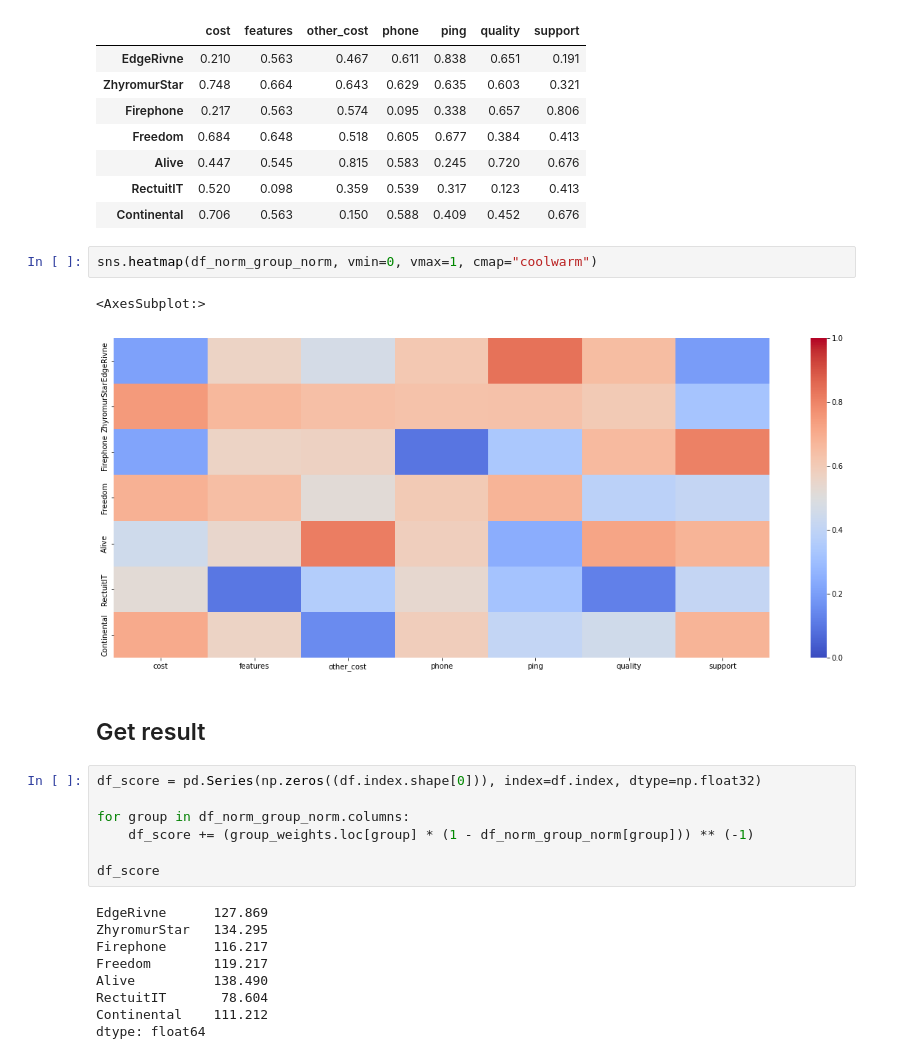
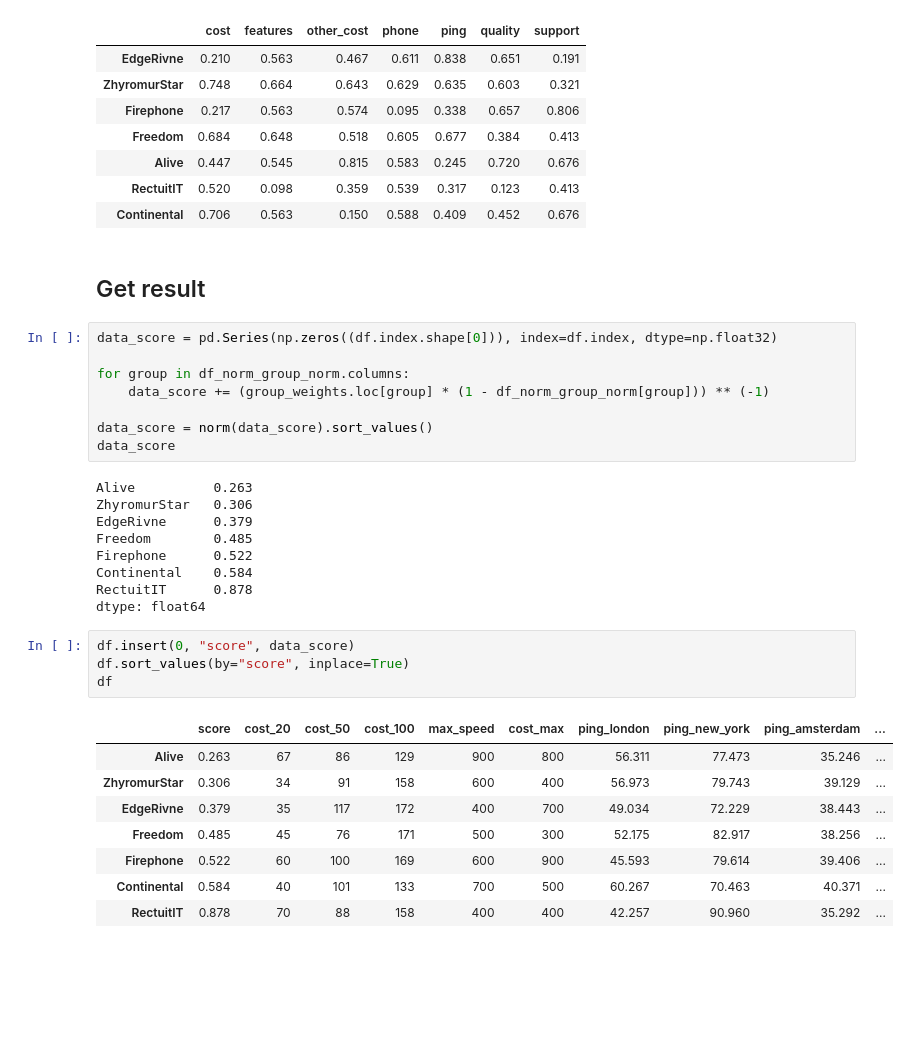
Before and after one commit to FreeLike76/KpiDataScience, a Jupyter notebook: Lab4/ds4_main.ipynb, the cells around one changed output. Saved outputs shown, nothing was run; the diff lists cells and outputs as text; blank space fills up the shorter version.

```diff
--- a/Lab4/ds4_main.ipynb
+++ b/Lab4/ds4_main.ipynb
@@ -333,26 +337,35 @@ df_norm_group_norm
 | Alive | 0.447 | 0.545 | 0.815 | 0.583 | 0.245 | 0.720 | 0.676 |
 | RectuitIT | 0.520 | 0.098 | 0.359 | 0.539 | 0.317 | 0.123 | 0.413 |
 | Continental | 0.706 | 0.563 | 0.150 | 0.588 | 0.409 | 0.452 | 0.676 |
-# %%
-sns.heatmap(df_norm_group_norm, vmin=0, vmax=1, cmap="coolwarm")
-# %% [output]
-<AxesSubplot:>
-[figure, removed]
 # %% [markdown]
 ## Get result
 # %%
-df_score = pd.Series(np.zeros((df.index.shape[0])), index=df.index, dtype=np.float32)
+data_score = pd.Series(np.zeros((df.index.shape[0])), index=df.index, dtype=np.float32)
 
 for group in df_norm_group_norm.columns:
-    df_score += (group_weights.loc[group] * (1 - df_norm_group_norm[group])) ** (-1)
+    data_score += (group_weights.loc[group] * (1 - df_norm_group_norm[group])) ** (-1)
 
-df_score
+data_score = norm(data_score).sort_values()
+data_score
 # %% [output]
-EdgeRivne      127.869
-ZhyromurStar   134.295
-Firephone      116.217
-Freedom        119.217
-Alive          138.490
-RectuitIT       78.604
-Continental    111.212
+Alive          0.263
+ZhyromurStar   0.306
+EdgeRivne      0.379
+Freedom        0.485
+Firephone      0.522
+Continental    0.584
+RectuitIT      0.878
 dtype: float64
+# %%
+df.insert(0, "score", data_score)
+df.sort_values(by="score", inplace=True)
+df
+# %% [output]
+|  | score | cost_20 | cost_50 | cost_100 | max_speed | cost_max | ping_london | ping_new_york | ping_amsterdam | ... |
+| Alive | 0.263 | 67 | 86 | 129 | 900 | 800 | 56.311 | 77.473 | 35.246 | ... |
+| ZhyromurStar | 0.306 | 34 | 91 | 158 | 600 | 400 | 56.973 | 79.743 | 39.129 | ... |
+| EdgeRivne | 0.379 | 35 | 117 | 172 | 400 | 700 | 49.034 | 72.229 | 38.443 | ... |
+| Freedom | 0.485 | 45 | 76 | 171 | 500 | 300 | 52.175 | 82.917 | 38.256 | ... |
+| Firephone | 0.522 | 60 | 100 | 169 | 600 | 900 | 45.593 | 79.614 | 39.406 | ... |
+| Continental | 0.584 | 40 | 101 | 133 | 700 | 500 | 60.267 | 70.463 | 40.371 | ... |
+| RectuitIT | 0.878 | 70 | 88 | 158 | 400 | 400 | 42.257 | 90.960 | 35.292 | ... |
```
Also changed, not shown: parts of 2 cells of this notebook.
